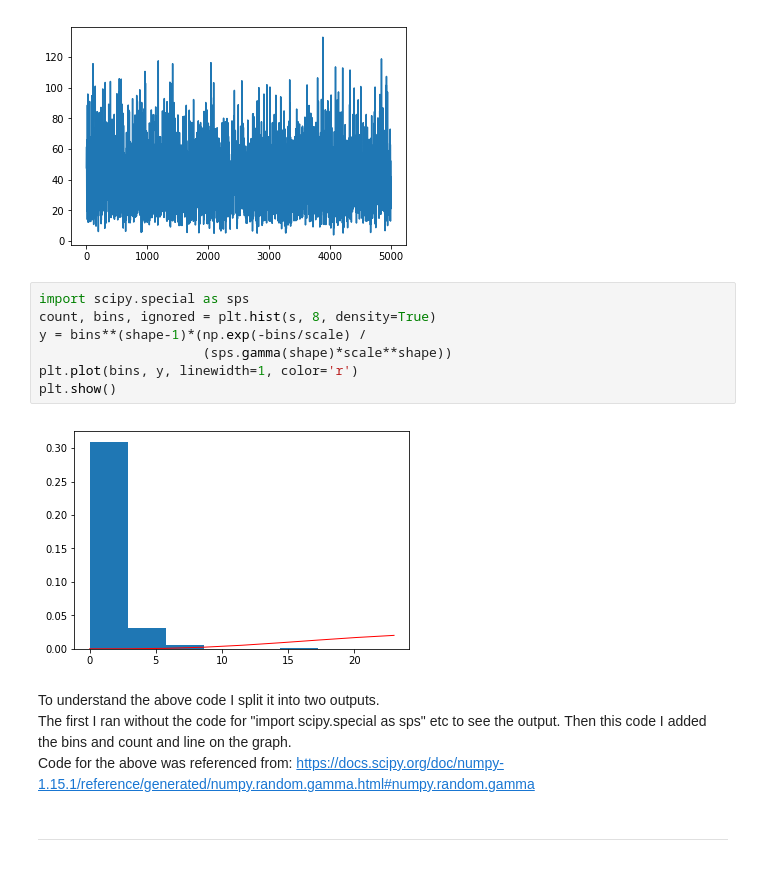
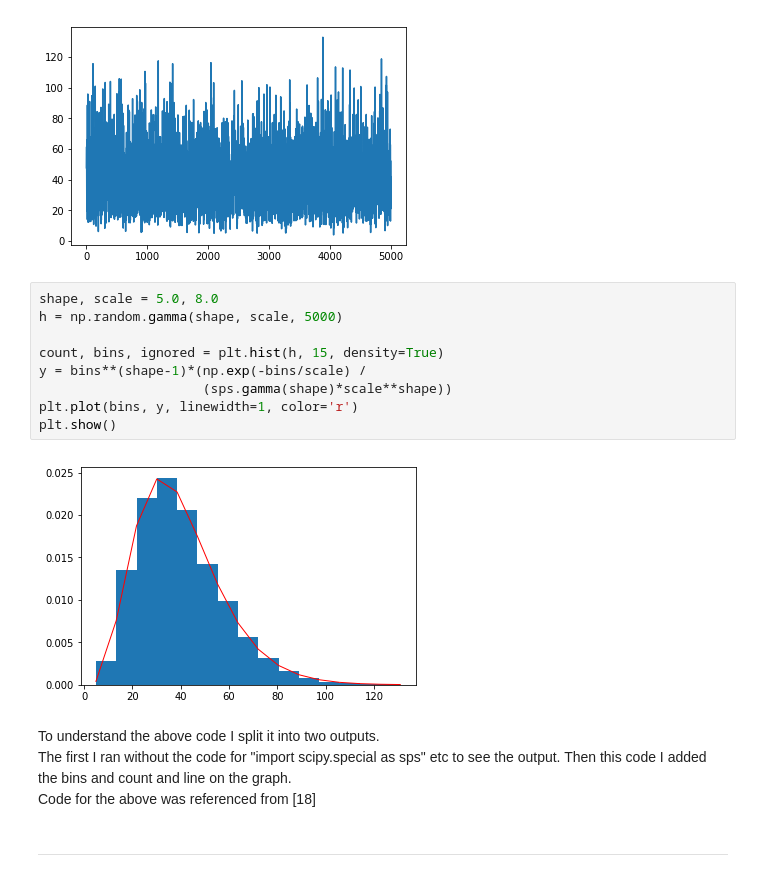
Before and after one commit to vwalsh86/Prog-for-DA-Practical-Work, a Jupyter notebook: numpy-random.ipynb, the cells around one changed output. Cells and saved outputs as stored; diff of their text form.

```diff
--- a/numpy-random.ipynb
+++ b/numpy-random.ipynb
@@ -446,19 +510,21 @@ plt.show()
 # %% [output]
 [figure]
 # %%
-import scipy.special as sps
-count, bins, ignored = plt.hist(s, 8, density=True)
+shape, scale = 5.0, 8.0
+h = np.random.gamma(shape, scale, 5000)
+
+count, bins, ignored = plt.hist(h, 15, density=True)
 y = bins**(shape-1)*(np.exp(-bins/scale) /
                      (sps.gamma(shape)*scale**shape))
 plt.plot(bins, y, linewidth=1, color='r')
 plt.show()
 # %% [output]
-[figure, old version]
+[figure, new version]
 # %% [markdown]
 To understand the above code I split it into two outputs.<br>
 The first I ran without the code for "import scipy.special as sps" etc to see the output.
 Then this code I added the bins and count and line on the graph. <br>
-Code for the above was referenced from: https://docs.scipy.org/doc/numpy-1.15.1/reference/generated/numpy.random.gamma.html#numpy.random.gamma
+Code for the above was referenced from [18]
 # %% [markdown]
 -----------------------------------
 # %% [markdown]
```
Also changed, not shown: parts of 27 cells of this notebook.
